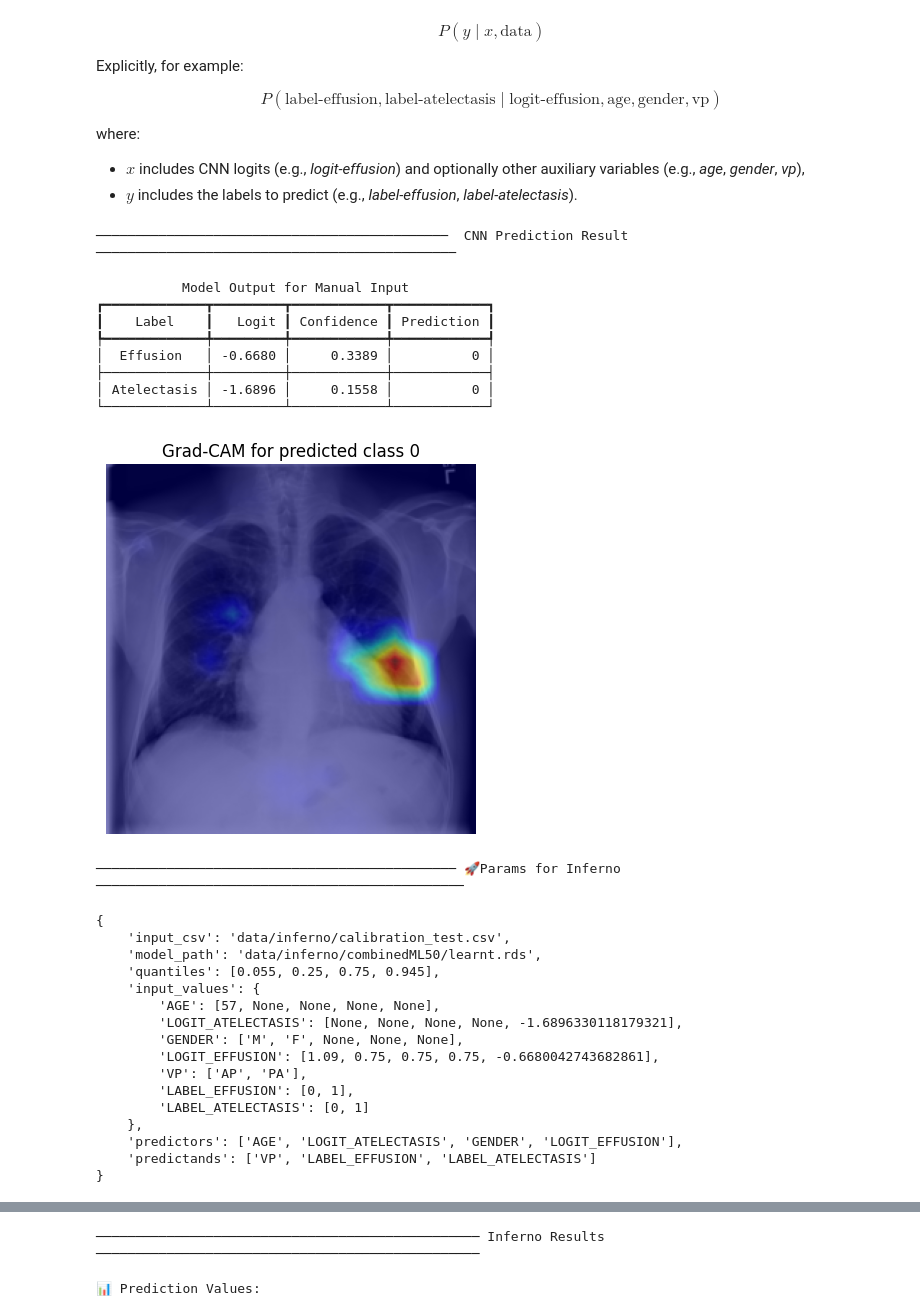
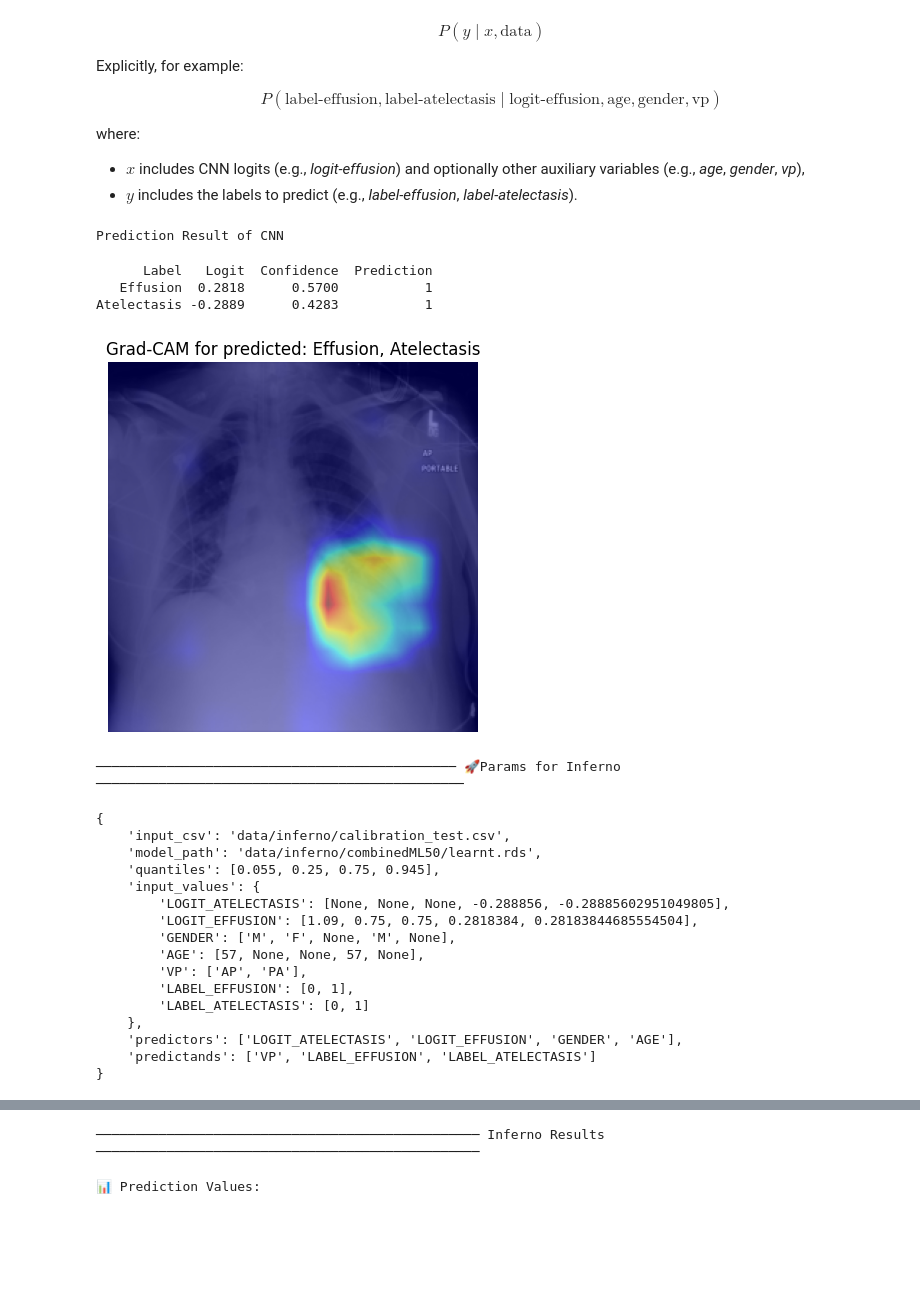
Before and after one commit to 589664/InfernoCalibNet, a Jupyter notebook: notebooks/3.2-CNN2Inferno.ipynb, the cells around one changed output, grey strips where cells are left out. Cells and saved outputs as stored; diff of their text form; code cells hidden in the pictures; blank space fills up the shorter version.

```diff
--- a/notebooks/3.2-CNN2Inferno.ipynb
+++ b/notebooks/3.2-CNN2Inferno.ipynb
@@ -38,60 +38,55 @@ from pathlib import Path
 from CNN import run_inferno_prediction, predict_from_image_path
 
 # Move the working directory to the parent folder
 WORKDIR = Path("/home/maxvill/InfernoCalibNet")
 os.chdir(WORKDIR)
 
 # Retrieving logits from CNN for a given image
 (logit_efu, logit_ate), *_ = predict_from_image_path(
-    image_path="/home/maxvill/InfernoCalibNet/data/raw/xrays/xrays1/00000001_000.png"
+    image_path="/home/maxvill/InfernoCalibNet/data/raw/xrays/xrays6/00012236_010.png"
 )
 
 # Define predictors & predictands
 predictor_sets = [
     {"LOGIT_EFFUSION": 1.09, "AGE": 57, "GENDER": "M"},
     {"LOGIT_EFFUSION": 0.75, "GENDER": "F"},
     {"LOGIT_EFFUSION": 0.75},
-    {"LOGIT_EFFUSION": 0.75},
+    {"LOGIT_EFFUSION": 0.2818384, "LOGIT_ATELECTASIS": -0.288856, "AGE": 57, "GENDER": "M"},
     {"LOGIT_EFFUSION": logit_efu, "LOGIT_ATELECTASIS": logit_ate},
 ]
 
 predictand_input = {
     "VP": ["AP", "PA"],
     "LABEL_EFFUSION": [0, 1],
     "LABEL_ATELECTASIS": [0, 1],
 }
 
 # Running Infeno prediction
 # The original paths are set relative to root of project override for custom paths
 df, result = run_inferno_prediction(
     predictor_sets=predictor_sets, predictand_input=predictand_input
 )
 # %% [output]
-─────────────────────────────────────────────  CNN Prediction Result ──────────────────────────────────────────────
+Prediction Result of CNN
-           Model Output for Manual Input
-┏━━━━━━━━━━━━━┳━━━━━━━━━┳━━━━━━━━━━━━┳━━━━━━━━━━━━┓
-┃    Label    ┃   Logit ┃ Confidence ┃ Prediction ┃
-┡━━━━━━━━━━━━━╇━━━━━━━━━╇━━━━━━━━━━━━╇━━━━━━━━━━━━┩
-│  Effusion   │ -0.6680 │     0.3389 │          0 │
-├─────────────┼─────────┼────────────┼────────────┤
-│ Atelectasis │ -1.6896 │     0.1558 │          0 │
-└─────────────┴─────────┴────────────┴────────────┘
+      Label   Logit  Confidence  Prediction
+   Effusion  0.2818      0.5700           1
+Atelectasis -0.2889      0.4283           1
-[figure, old version]
+[figure, new version]
 ────────────────────────────────────────────── 🚀Params for Inferno ───────────────────────────────────────────────
 {
     'input_csv': 'data/inferno/calibration_test.csv',
     'model_path': 'data/inferno/combinedML50/learnt.rds',
     'quantiles': [0.055, 0.25, 0.75, 0.945],
     'input_values': {
-        'AGE': [57, None, None, None, None],
-        'LOGIT_ATELECTASIS': [None, None, None, None, -1.6896330118179321],
-        'GENDER': ['M', 'F', None, None, None],
-        'LOGIT_EFFUSION': [1.09, 0.75, 0.75, 0.75, -0.6680042743682861],
+        'LOGIT_ATELECTASIS': [None, None, None, -0.288856, -0.28885602951049805],
+        'LOGIT_EFFUSION': [1.09, 0.75, 0.75, 0.2818384, 0.28183844685554504],
+        'GENDER': ['M', 'F', None, 'M', None],
+        'AGE': [57, None, None, 57, None],
         'VP': ['AP', 'PA'],
         'LABEL_EFFUSION': [0, 1],
         'LABEL_ATELECTASIS': [0, 1]
     },
-    'predictors': ['AGE', 'LOGIT_ATELECTASIS', 'GENDER', 'LOGIT_EFFUSION'],
+    'predictors': ['LOGIT_ATELECTASIS', 'LOGIT_EFFUSION', 'GENDER', 'AGE'],
     'predictands': ['VP', 'LABEL_EFFUSION', 'LABEL_ATELECTASIS']
 }
 [1] "🔍 Predictor Features:"
```
Also changed, not shown: parts of 2 cells of this notebook, 2 other files.
